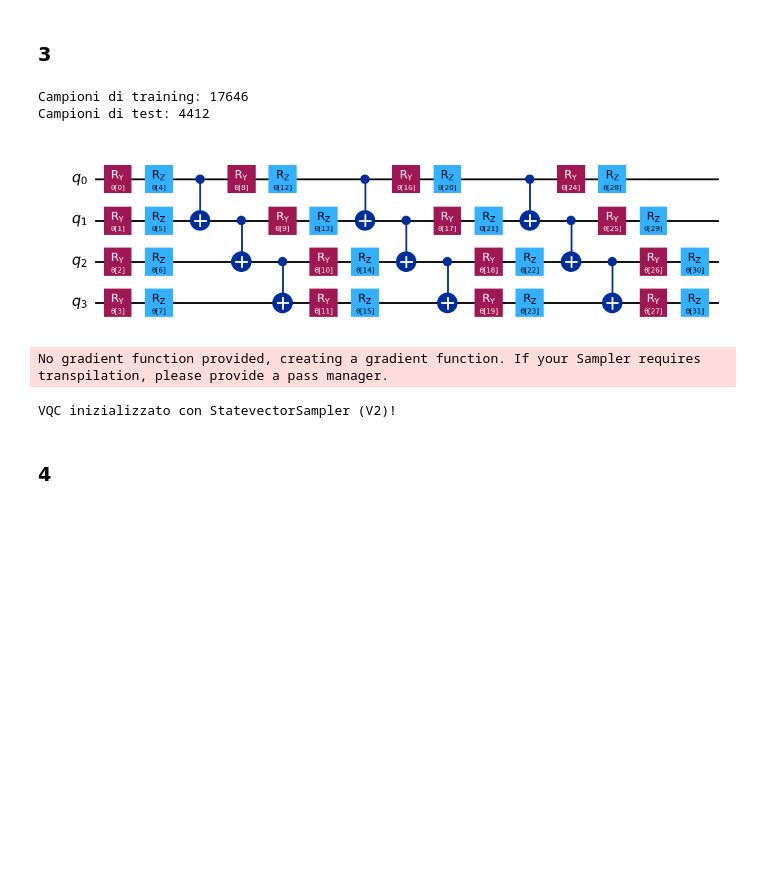
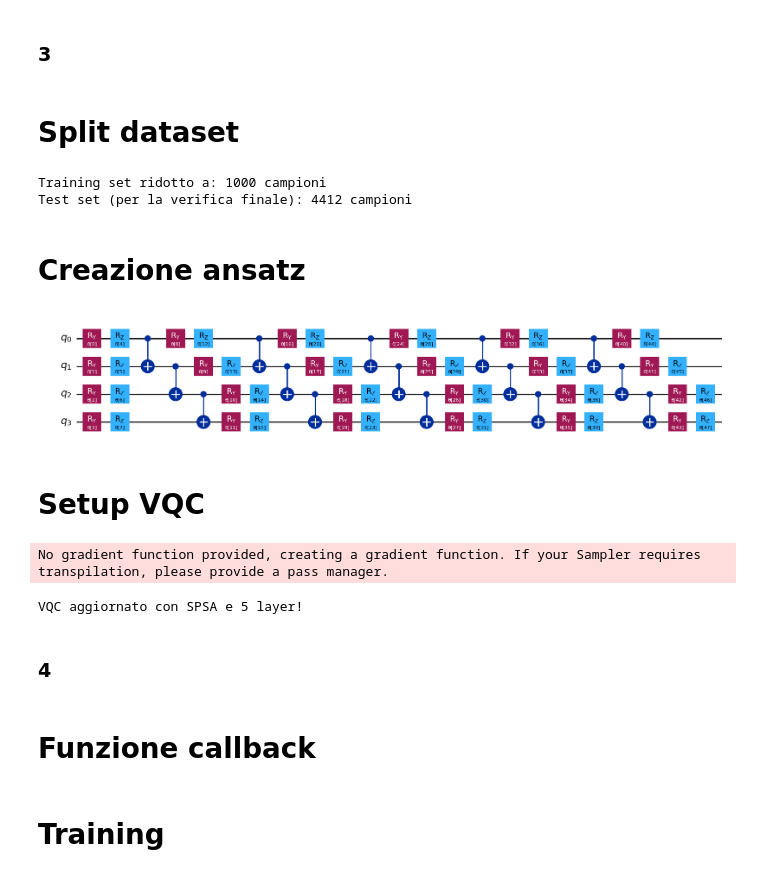
Before and after one commit to MattiaGallucci/HeisenBank, a Jupyter notebook: qml.ipynb, the cells around one changed output. Drawn from its saved outputs; the diff is of its cells as text; code cells hidden in the pictures; blank space fills up the shorter version.

```diff
--- a/qml.ipynb
+++ b/qml.ipynb
@@ -47,51 +58,90 @@ feature_map.decompose().draw(output='mpl')
 [figure]
 # %% [markdown]
 ### 3
+# %% [markdown]
+# Split dataset
 # %%
 from sklearn.model_selection import train_test_split
 
-# Dividiamo il dataset (es. 80% train, 20% test)
-X_train, X_test, y_train, y_test = train_test_split(
+# 1. Split normale
+X_train_full, X_test, y_train_full, y_test = train_test_split(
     X_final, y, test_size=0.2, random_state=42, stratify=y
 )
 
-print(f"Campioni di training: {len(X_train)}")
-print(f"Campioni di test: {len(X_test)}")
+# 2. Creazione sottoinsieme di training VELOCE (1000 campioni bilanciati)
+X_train, _, y_train, _ = train_test_split(
+    X_train_full, y_train_full, train_size=1000, stratify=y_train_full, random_state=42
+)
+
+print(f"Training set ridotto a: {len(X_train)} campioni")
+print(f"Test set (per la verifica finale): {len(X_test)} campioni")
 # %% [output]
-Campioni di training: 17646
-Campioni di test: 4412
+Training set ridotto a: 1000 campioni
+Test set (per la verifica finale): 4412 campioni
+# %% [markdown]
+# Creazione ansatz
 # %%
-#Crea l'ansatz
 from qiskit.circuit.library import EfficientSU2
 
-ansatz = EfficientSU2(num_qubits=num_qubits, reps=3, entanglement='linear')
+num_qubits = 4
+# Aumentiamo reps a 5 per dare più "espressività"
+ansatz = EfficientSU2(num_qubits=num_qubits, reps=5, entanglement='linear')
+
 ansatz.decompose().draw(output='mpl')
 # %% [output]
-[figure, old version]
+[figure, new version]
+# %% [markdown]
+# Setup VQC
 # %%
+from qiskit_algorithms.optimizers import SPSA
+from qiskit_machine_learning.algorithms import VQC
 from qiskit.primitives import StatevectorSampler
-from qiskit_algorithms.optimizers import COBYLA
-from qiskit_machine_learning.algorithms import VQC
 
-# Inizializziamo il Sampler V2
-sampler = StatevectorSampler()
+import matplotlib.pyplot as plt # <--- AGGIUNGI QUESTA RIGA
+from IPython.display import clear_output
 
-# Definiamo l'ottimizzatore
-optimizer = COBYLA(maxiter=100)
+# SPSA fa meno valutazioni del circuito ed è più veloce con molti dati
+objective_func_vals = []
 
-# Setup del classificatore
+# Usiamo *args per accettare qualsiasi numero di argomenti
+def callback_graph(*args):
+    # Estrai il valore della loss in base all'ottimizzatore
+    if len(args) == 5:
+        iteration = len(objective_func_vals) + 1
+        obj_val = args[2]
+    else:
+        iteration = len(objective_func_vals) + 1
+        obj_val = args[1]
+
+    objective_func_vals.append(obj_val)
+    clear_output(wait=True)
+    print(f"Iterazione {iteration}: Loss = {obj_val:.4f}")
+
+    # Ora 'plt' funzionerà correttamente
+    plt.figure(figsize=(10, 5))
+    plt.title("Andamento del Training (SPSA)")
+    plt.plot(objective_func_vals, label="Loss")
+    plt.xlabel("Iterazione")
+    plt.ylabel("Loss")
+    plt.legend()
+    plt.show()
+
+optimizer = SPSA(maxiter=100)
+
 vqc = VQC(
     feature_map=feature_map,
     ansatz=ansatz,
     optimizer=optimizer,
-    sampler=sampler, # Usiamo il nuovo sampler
+    sampler=StatevectorSampler(),
     callback=callback_graph
 )
 
-print("VQC inizializzato con StatevectorSampler (V2)!")
+print("VQC aggiornato con SPSA e 5 layer!")
 # %% [output]
 No gradient function provided, creating a gradient function. If your Sampler requires transpilation, please provide a pass manager.
-VQC inizializzato con StatevectorSampler (V2)!
+VQC aggiornato con SPSA e 5 layer!
 # %% [markdown]
 ### 4
+# %% [markdown]
+# Funzione callback
 # %%
@@ -112,5 +148,7 @@ def callback_graph(weights, obj_val):
 # Aggiorniamo il VQC con la callback
 vqc.callback = callback_graph
+# %% [markdown]
+# Training
 # %%
 # Se vuoi fare un test veloce, scommenta la riga sotto:
 # X_train_small, y_train_small = X_train[:100], y_train[:100]
```
Also changed, not shown: parts of 11 cells of this notebook.
